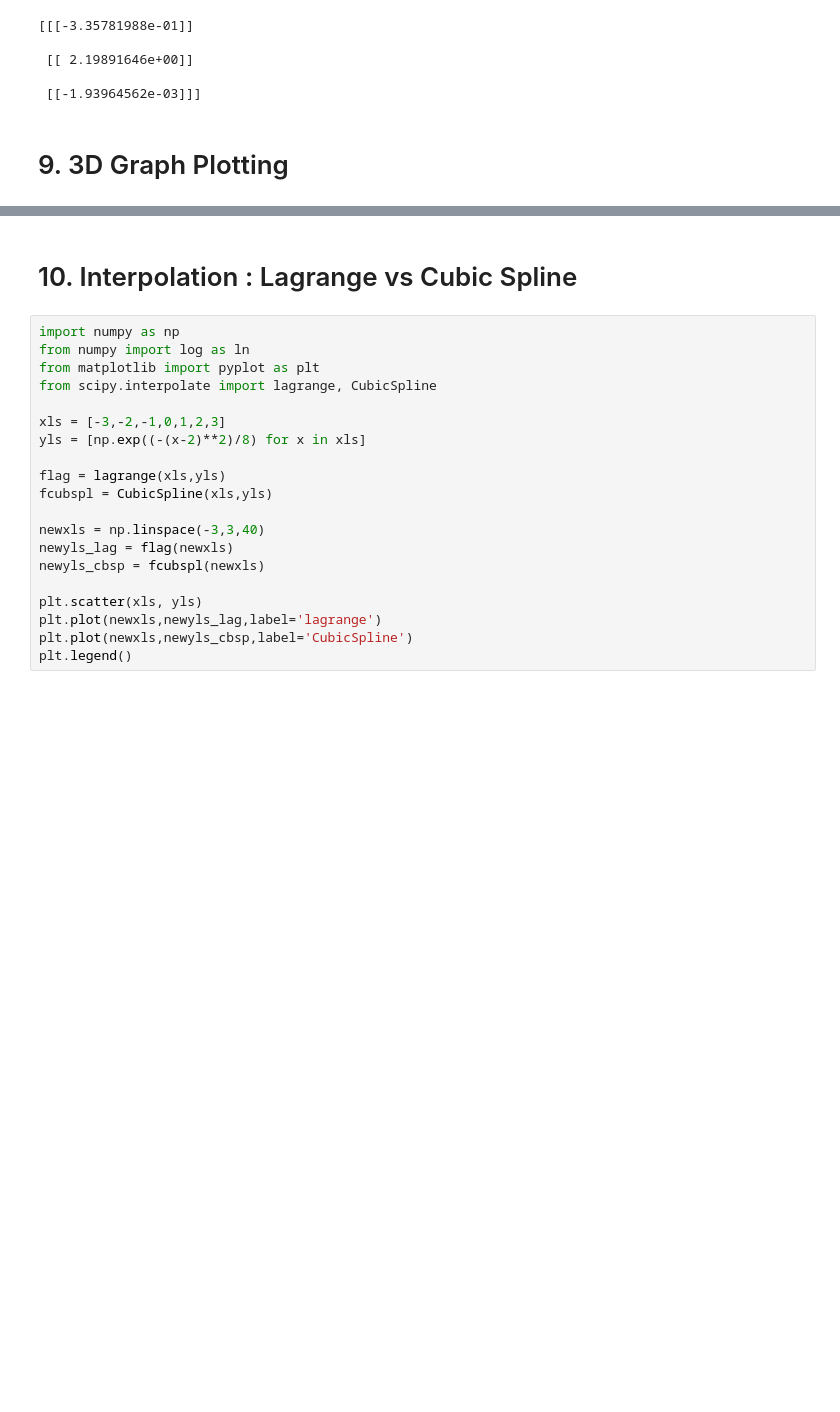
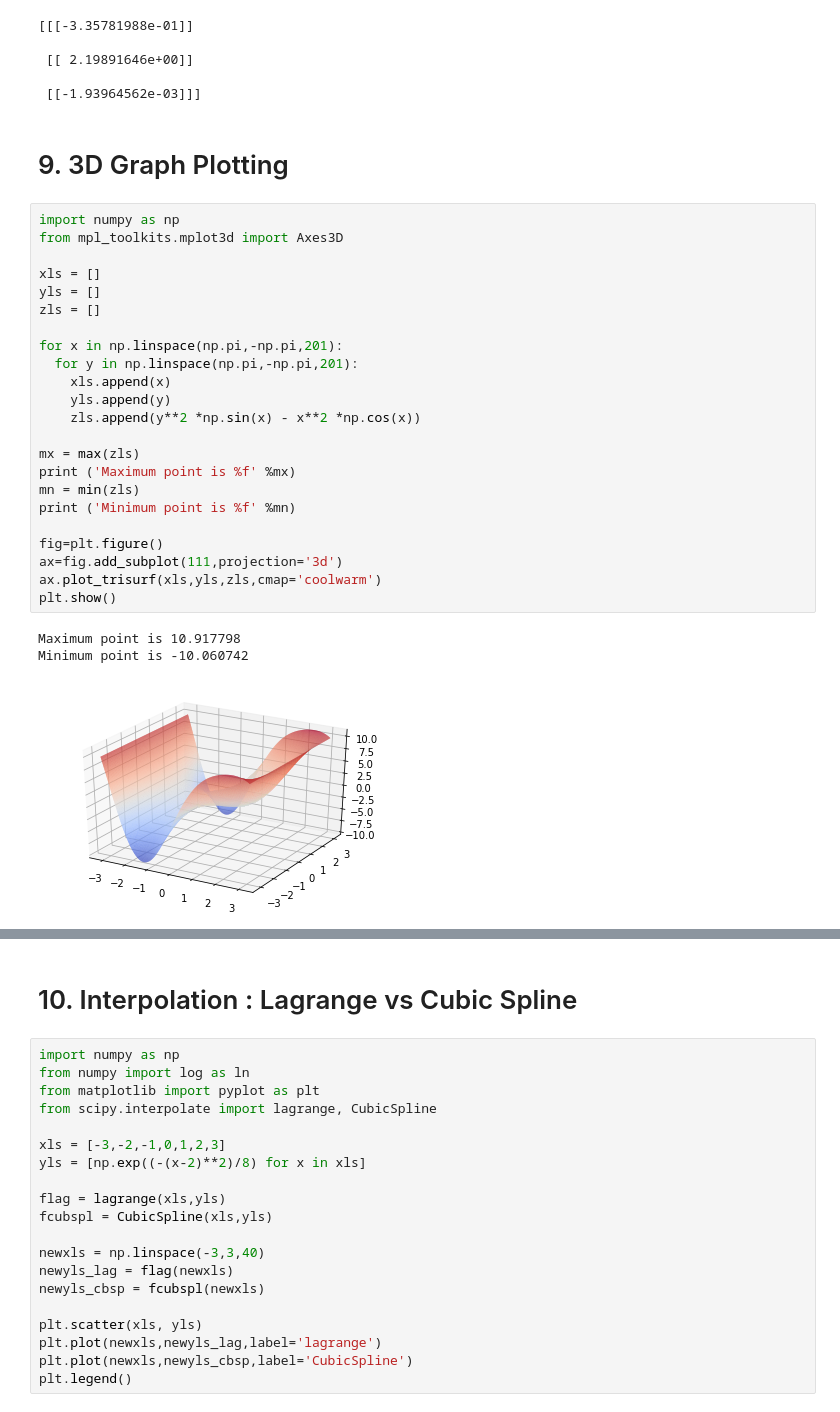
Before and after one commit to SyarifahR/PORTFOLIO_SYARIFAHRADZI, a Jupyter notebook: PORTFOLIO_SYARIFAHRADZI.ipynb, the cells around one changed output, grey strips where cells are left out. Cells and saved outputs as stored; diff of their text form; blank space fills up the shorter version.

```diff
--- a/PORTFOLIO_SYARIFAHRADZI.ipynb
+++ b/PORTFOLIO_SYARIFAHRADZI.ipynb
@@ -601,6 +665,33 @@ print(X)
  [[-1.93964562e-03]]]
 # %% [markdown]
 # 9. 3D Graph Plotting
+# %%
+import numpy as np
+from mpl_toolkits.mplot3d import Axes3D
+
+xls = []
+yls = []
+zls = []
+
+for x in np.linspace(np.pi,-np.pi,201):
+  for y in np.linspace(np.pi,-np.pi,201):
+    xls.append(x)
+    yls.append(y)
+    zls.append(y**2 *np.sin(x) - x**2 *np.cos(x))
+
+mx = max(zls)
+print ('Maximum point is %f' %mx)
+mn = min(zls)
+print ('Minimum point is %f' %mn)
+
+fig=plt.figure()
+ax=fig.add_subplot(111,projection='3d')
+ax.plot_trisurf(xls,yls,zls,cmap='coolwarm')
+plt.show()
+# %% [output]
+Maximum point is 10.917798
+Minimum point is -10.060742
+[figure, added]
 # %%
 import numpy as np
 import matplotlib.pyplot as plt
```
Also changed, not shown: parts of 33 cells of this notebook.
